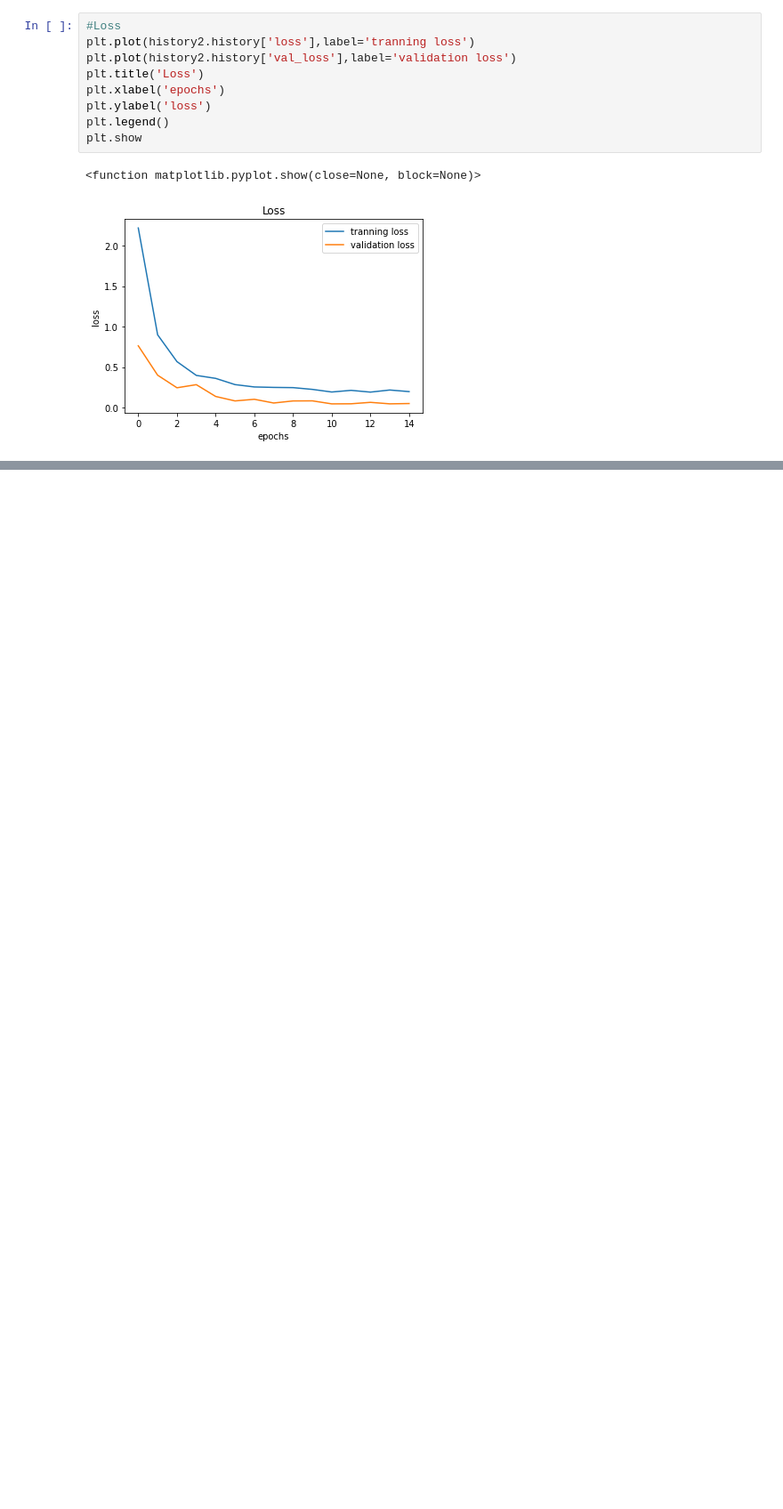
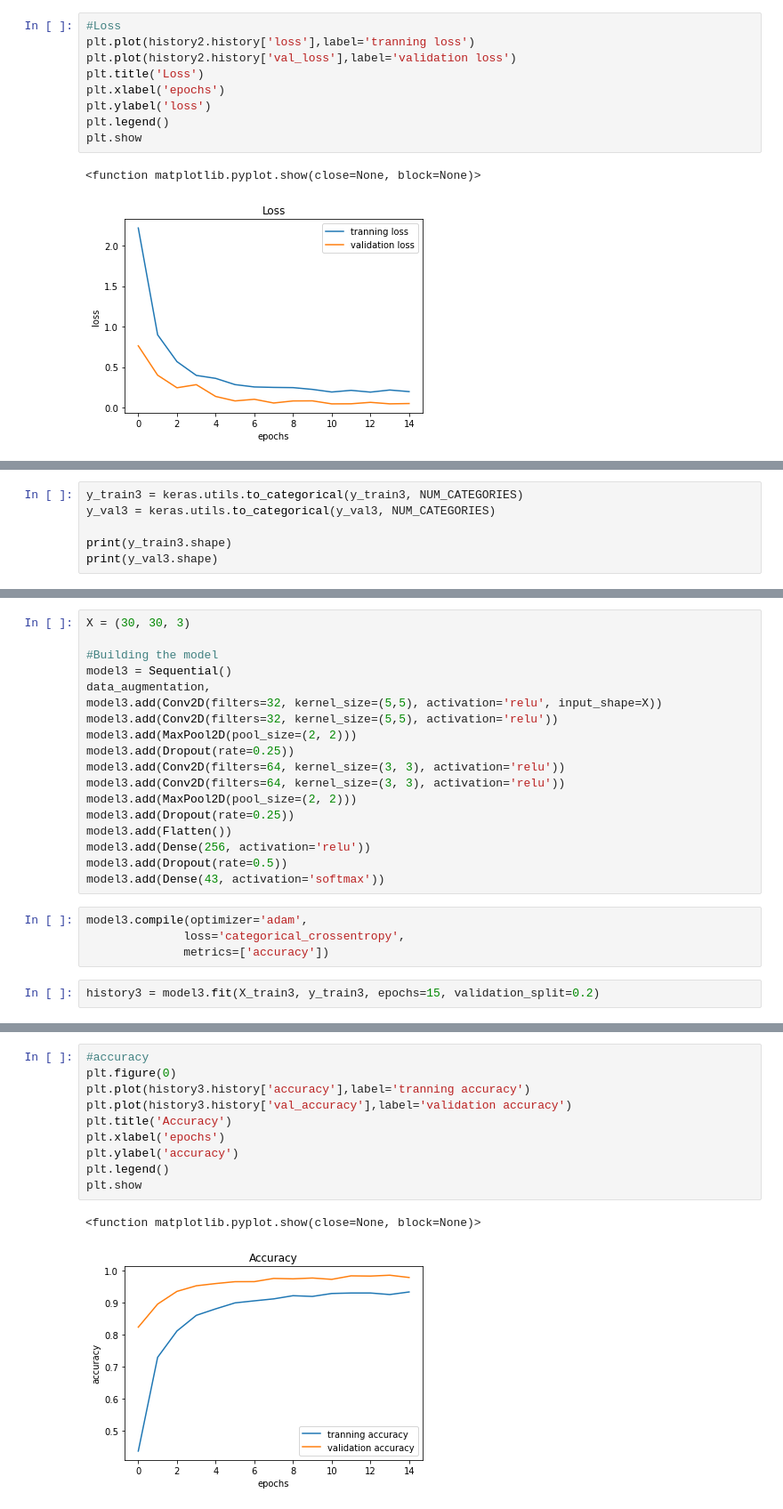
Before and after one commit to AzeglioZHAW/ProjectKI, a Jupyter notebook: Third.ipynb, the cells around one changed output, grey strips where cells are left out. Shown at 89% size. Cells and saved outputs as stored; diff of their text form; blank space fills up the shorter version.

Commit message:
third model in third.ipynb

```diff
--- a/Third.ipynb
+++ b/Third.ipynb
@@ -340,0 +367,6 @@ plt.show
+# %%
+y_train3 = keras.utils.to_categorical(y_train3, NUM_CATEGORIES)
+y_val3 = keras.utils.to_categorical(y_val3, NUM_CATEGORIES)
+
+print(y_train3.shape)
+print(y_val3.shape)
@@ -340,0 +383,24 @@ plt.show
+# %%
+X = (30, 30, 3)
+
+#Building the model
+model3 = Sequential()
+data_augmentation,
+model3.add(Conv2D(filters=32, kernel_size=(5,5), activation='relu', input_shape=X))
+model3.add(Conv2D(filters=32, kernel_size=(5,5), activation='relu'))
+model3.add(MaxPool2D(pool_size=(2, 2)))
+model3.add(Dropout(rate=0.25))
+model3.add(Conv2D(filters=64, kernel_size=(3, 3), activation='relu'))
+model3.add(Conv2D(filters=64, kernel_size=(3, 3), activation='relu'))
+model3.add(MaxPool2D(pool_size=(2, 2)))
+model3.add(Dropout(rate=0.25))
+model3.add(Flatten())
+model3.add(Dense(256, activation='relu'))
+model3.add(Dropout(rate=0.5))
+model3.add(Dense(43, activation='softmax'))
+# %%
+model3.compile(optimizer='adam',
+              loss='categorical_crossentropy',
+              metrics=['accuracy'])
+# %%
+history3 = model3.fit(X_train3, y_train3, epochs=15, validation_split=0.2)
@@ -340,0 +425,13 @@ plt.show
+# %%
+#accuracy
+plt.figure(0)
+plt.plot(history3.history['accuracy'],label='tranning accuracy')
+plt.plot(history3.history['val_accuracy'],label='validation accuracy')
+plt.title('Accuracy')
+plt.xlabel('epochs')
+plt.ylabel('accuracy')
+plt.legend()
+plt.show
+# %% [output]
+<function matplotlib.pyplot.show(close=None, block=None)>
+[figure, added]
```
Also changed, not shown: parts of 5 cells of this notebook, 2 other files.
